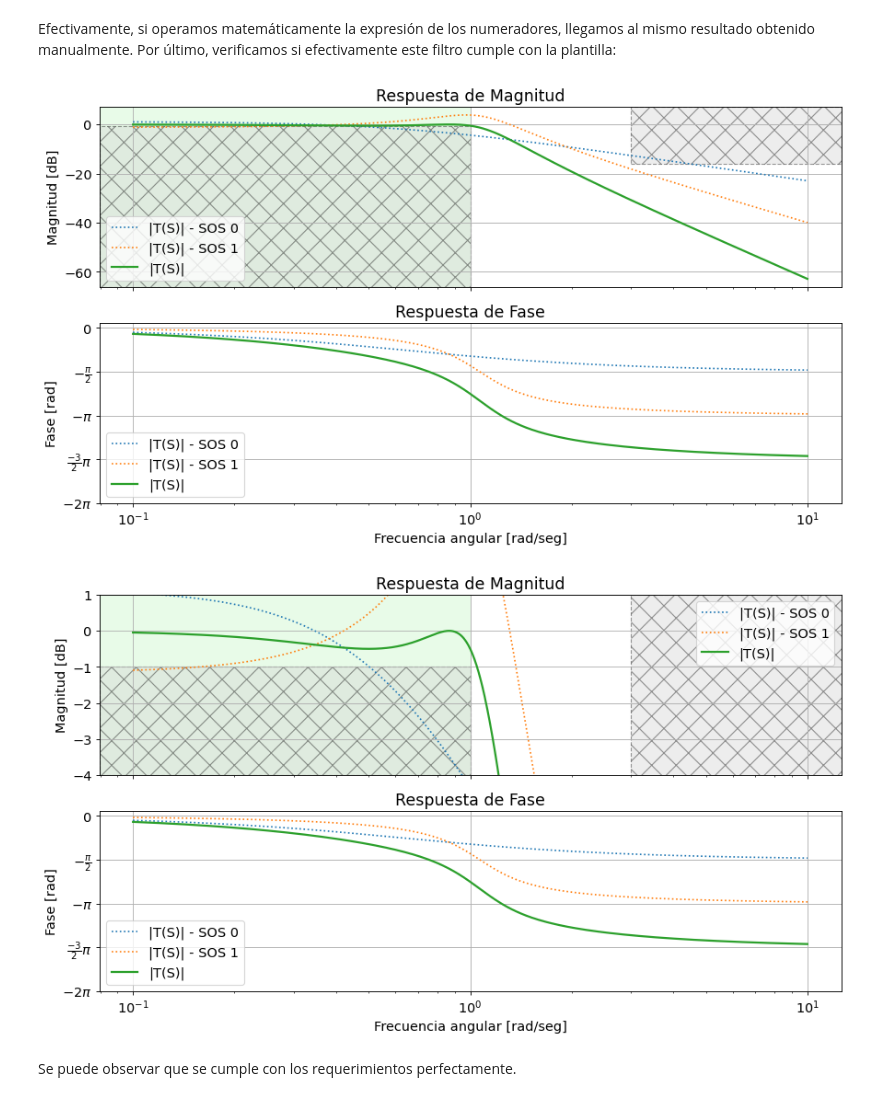
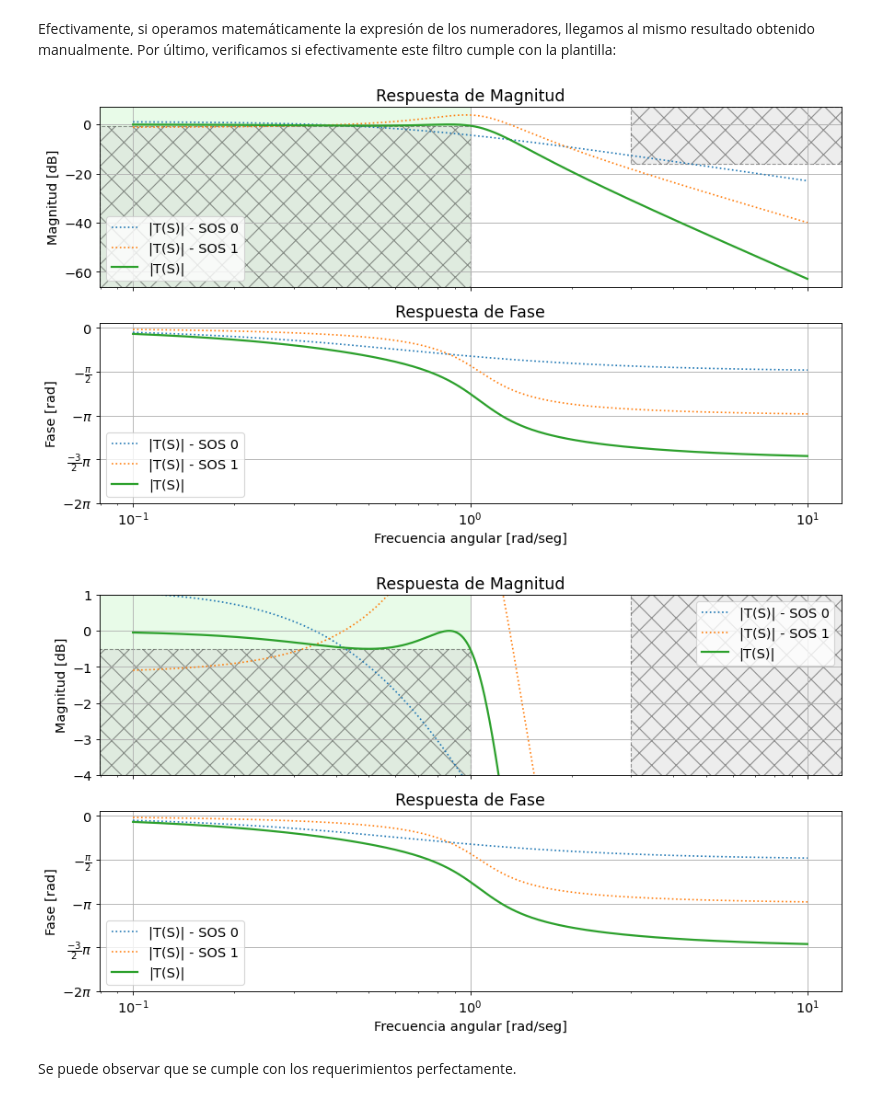
Before and after one commit to FacundoFarcyFRBA/Tareas-Semanales-TC2, a Jupyter notebook: TPL1/TPL1.ipynb, the cells around one changed output. Drawn from its saved outputs; the diff is of its cells as text; code cells hidden in the pictures.

```diff
--- a/TPL1/TPL1.ipynb
+++ b/TPL1/TPL1.ipynb
@@ -131,16 +131,16 @@ Por último, verificamos si efectivamente este filtro cumple con la plantilla:
 # %%
 
 _,axes_hdl_1=bodePlot(H_C, fig_id="1", filter_description="|T(S)|")
 _, axes_hdl_2=bodePlot(H_C, fig_id="2", filter_description="|T(S)|")
 #axes_hdl_2[0].set_xlim(left=5e3, right=2e4)
 axes_hdl_2[0].set_ylim(top=1, bottom=-4);
 plt.sca(axes_hdl_1[0])
 plot_plantilla(filter_type="lowpass", fpass=1.0, ripple=0.5, fstop=3.0, attenuation=16)
 plt.sca(axes_hdl_2[0])
-plot_plantilla(filter_type="lowpass", fpass=1.0, ripple=1, fstop=3.0, attenuation=16)
+plot_plantilla(filter_type="lowpass", fpass=1.0, ripple=0.5, fstop=3.0, attenuation=16)
 # %% [output]
 [figure]
-[figure, old version]
+[figure, new version]
 # %% [markdown]
 Se puede observar que se cumple con los requerimientos perfectamente.
 # %% [markdown]
```
Also changed, not shown: parts of 12 cells of this notebook, 6 other files.
